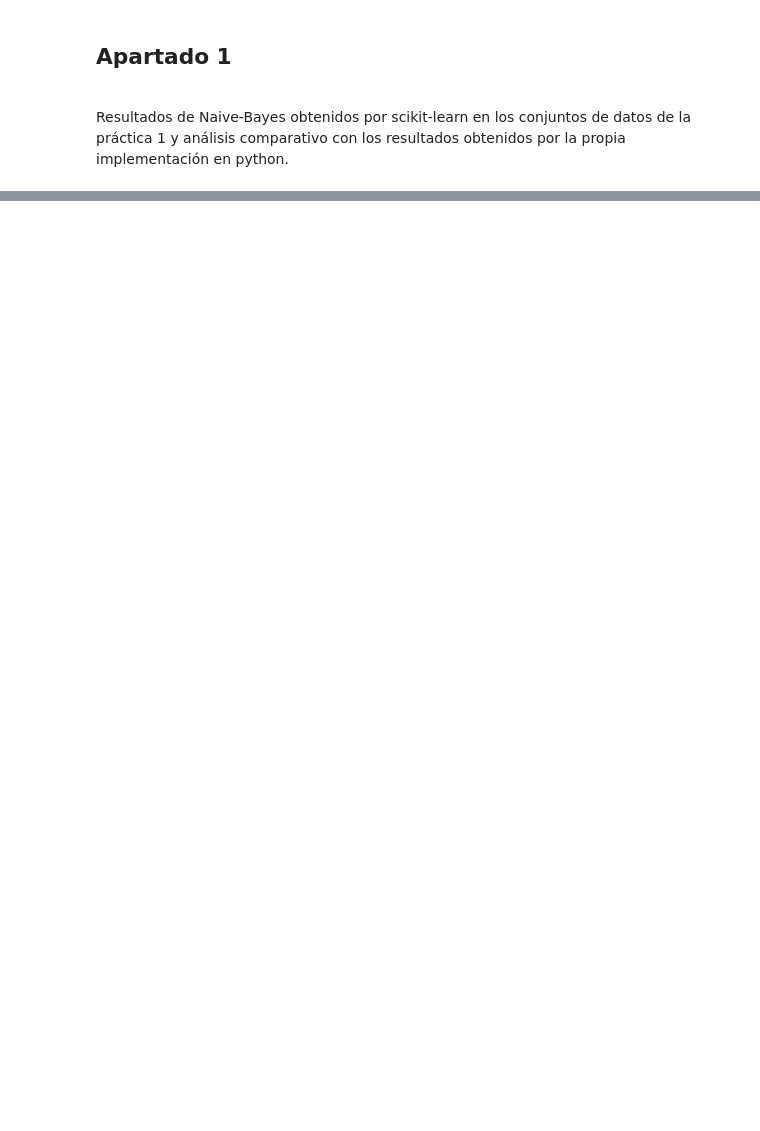
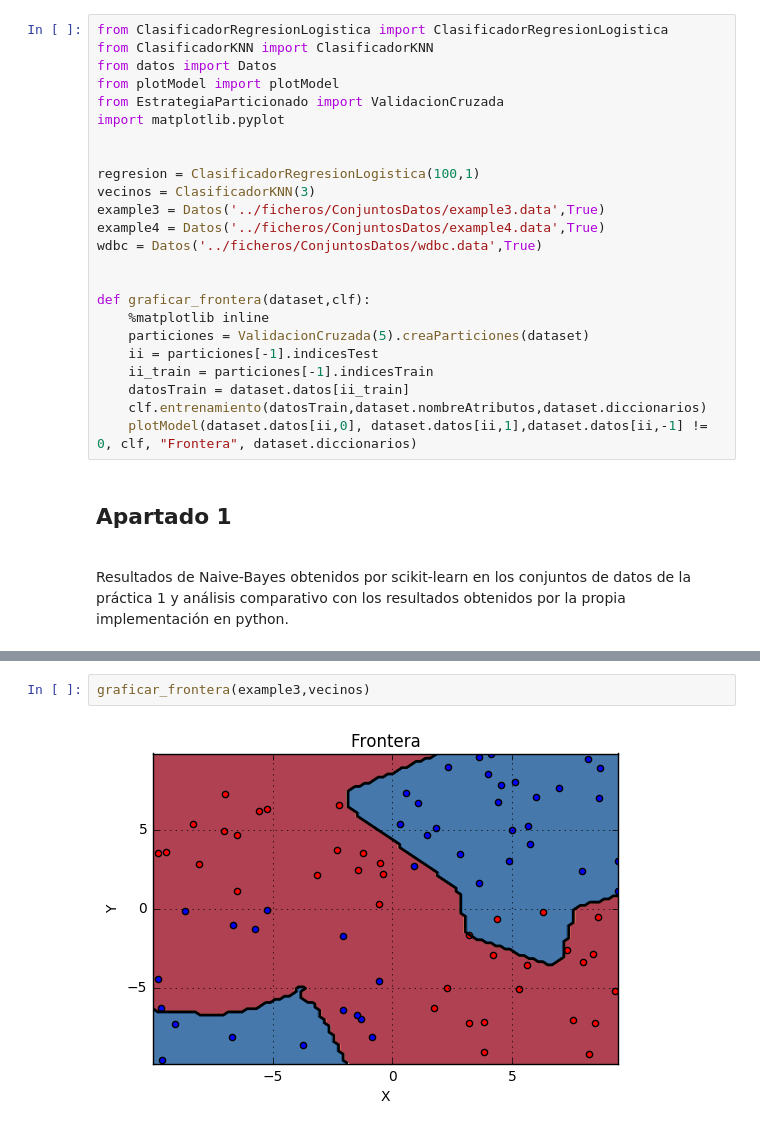
Before and after one commit to SanzCeb/faa, a Jupyter notebook: p2/memoria.ipynb, the cells around one changed output, grey strips where cells are left out. Cells and saved outputs as stored; diff of their text form; blank space fills up the shorter version.

```diff
--- a/p2/memoria.ipynb
+++ b/p2/memoria.ipynb
@@ -4,3 +1,27 @@ from datos import Datos
+# %%
+from ClasificadorRegresionLogistica import ClasificadorRegresionLogistica
+from ClasificadorKNN import ClasificadorKNN
+from datos import Datos
+from plotModel import plotModel
+from EstrategiaParticionado import ValidacionCruzada
+import matplotlib.pyplot
+
+
+regresion = ClasificadorRegresionLogistica(100,1)
+vecinos = ClasificadorKNN(3)
+example3 = Datos('../ficheros/ConjuntosDatos/example3.data',True)
+example4 = Datos('../ficheros/ConjuntosDatos/example4.data',True)
+wdbc = Datos('../ficheros/ConjuntosDatos/wdbc.data',True)
+
+
+def graficar_frontera(dataset,clf):
+    %matplotlib inline
+    particiones = ValidacionCruzada(5).creaParticiones(dataset)
+    ii = particiones[-1].indicesTest
+    ii_train = particiones[-1].indicesTrain
+    datosTrain = dataset.datos[ii_train]
+    clf.entrenamiento(datosTrain,dataset.nombreAtributos,dataset.diccionarios)
+    plotModel(dataset.datos[ii,0], dataset.datos[ii,1],dataset.datos[ii,-1] != 0, clf, "Frontera", dataset.diccionarios)
 # %% [markdown]
 <h2>Apartado 1</h2><br/>
 <p> Resultados de Naive-Bayes obtenidos por scikit-learn en los conjuntos de datos de la práctica 1 y análisis comparativo con los resultados obtenidos por la propia implementación en python.
@@ -62,0 +128,4 @@ Es importante realizar un análisis de los resultados del algoritmo de regresió
+# %%
+graficar_frontera(example3,vecinos)
+# %% [output]
+[figure, added]
```
Also changed, not shown: parts of 11 cells of this notebook, 6 other files.
